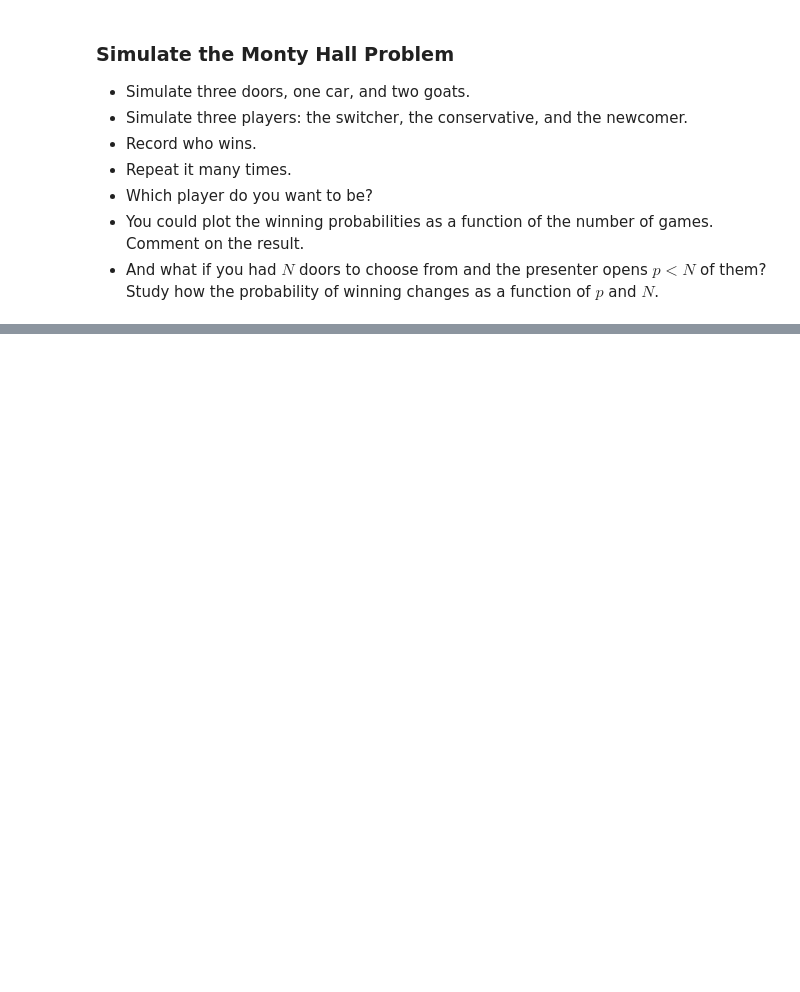
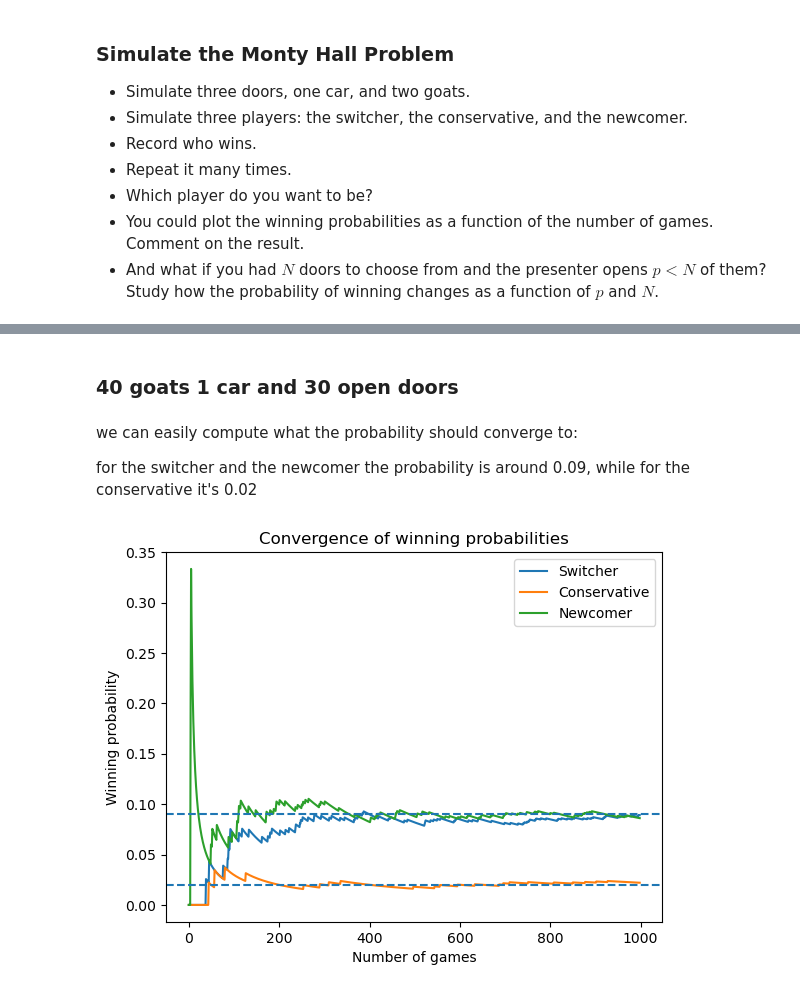
Before and after one commit to alessandrodipiano/machinelearning4physics_bicocca_2026, a Jupyter notebook: lectures/L01_probability.ipynb, the cells around one changed output, grey strips where cells are left out. Saved outputs shown, nothing was run; the diff lists cells and outputs as text; code cells hidden in the pictures; blank space fills up the shorter version.

```diff
--- a/lectures/L01_probability.ipynb
+++ b/lectures/L01_probability.ipynb
@@ -671,0 +902,31 @@ You might know or remember the answer already (or perhaps you saw this [in a mov
+# %% [markdown]
+### 40 goats 1 car and 30 open doors
+# %% [markdown]
+we can easily compute what the probability should converge to:
+
+for the switcher and the newcomer the probability is around 0.09, while for the conservative it's 0.02
+# %%
+
+
+
+players=['newcomer', 'switcher', 'conservative']
+
+N=1000
+
+prob_S, prob_C, prob_N=simulation(players, N,40,30)
+plt.plot(prob_S, label="Switcher")
+plt.plot(prob_C, label="Conservative")
+plt.plot(prob_N, label="Newcomer")
+
+plt.axhline(y=0.09, linestyle='--')
+plt.axhline(y=0.02, linestyle='--')
+
+
+plt.xlabel("Number of games")
+plt.ylabel("Winning probability")
+plt.title("Convergence of winning probabilities")
+
+plt.legend()
+plt.show()
+# %% [output]
+[figure, added]
```
Also changed, not shown: parts of 15 cells of this notebook.
